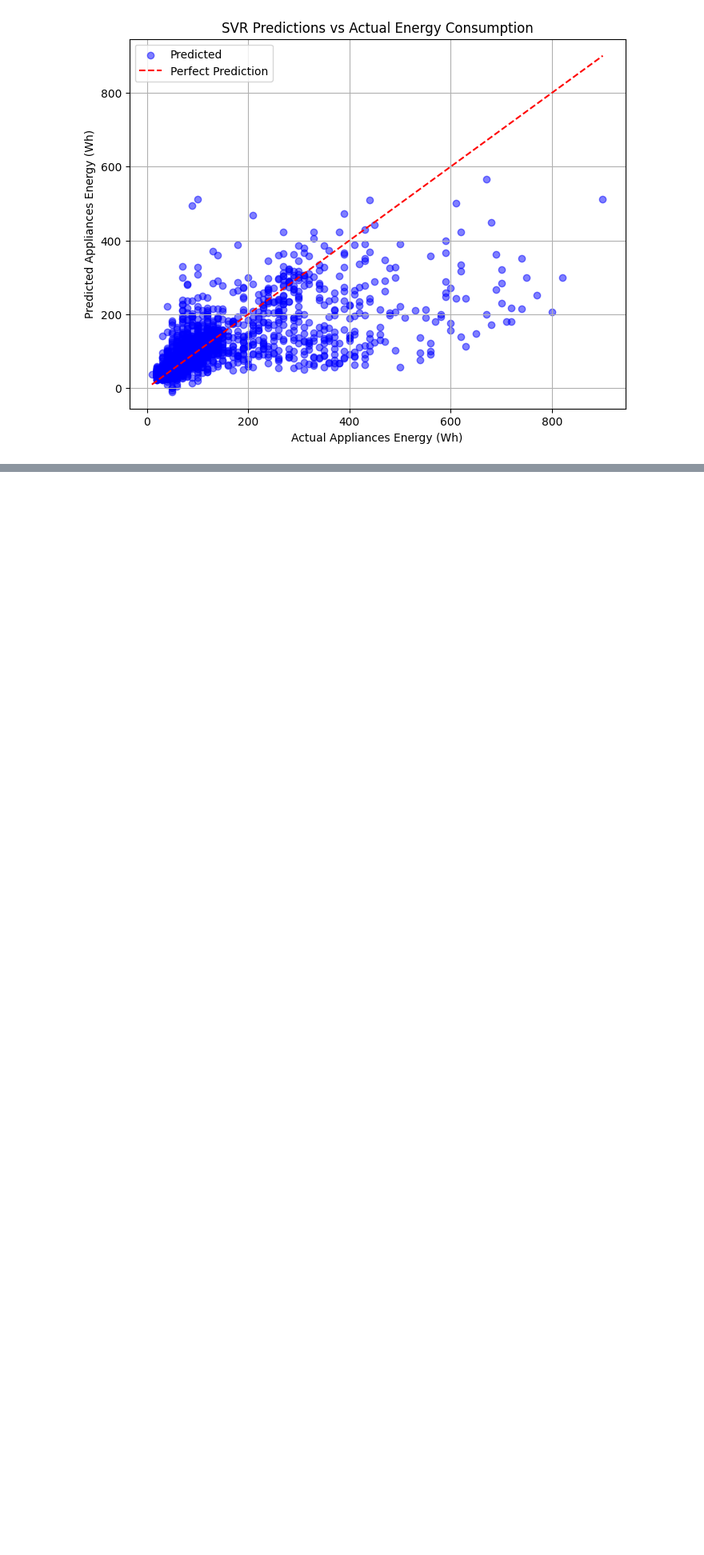
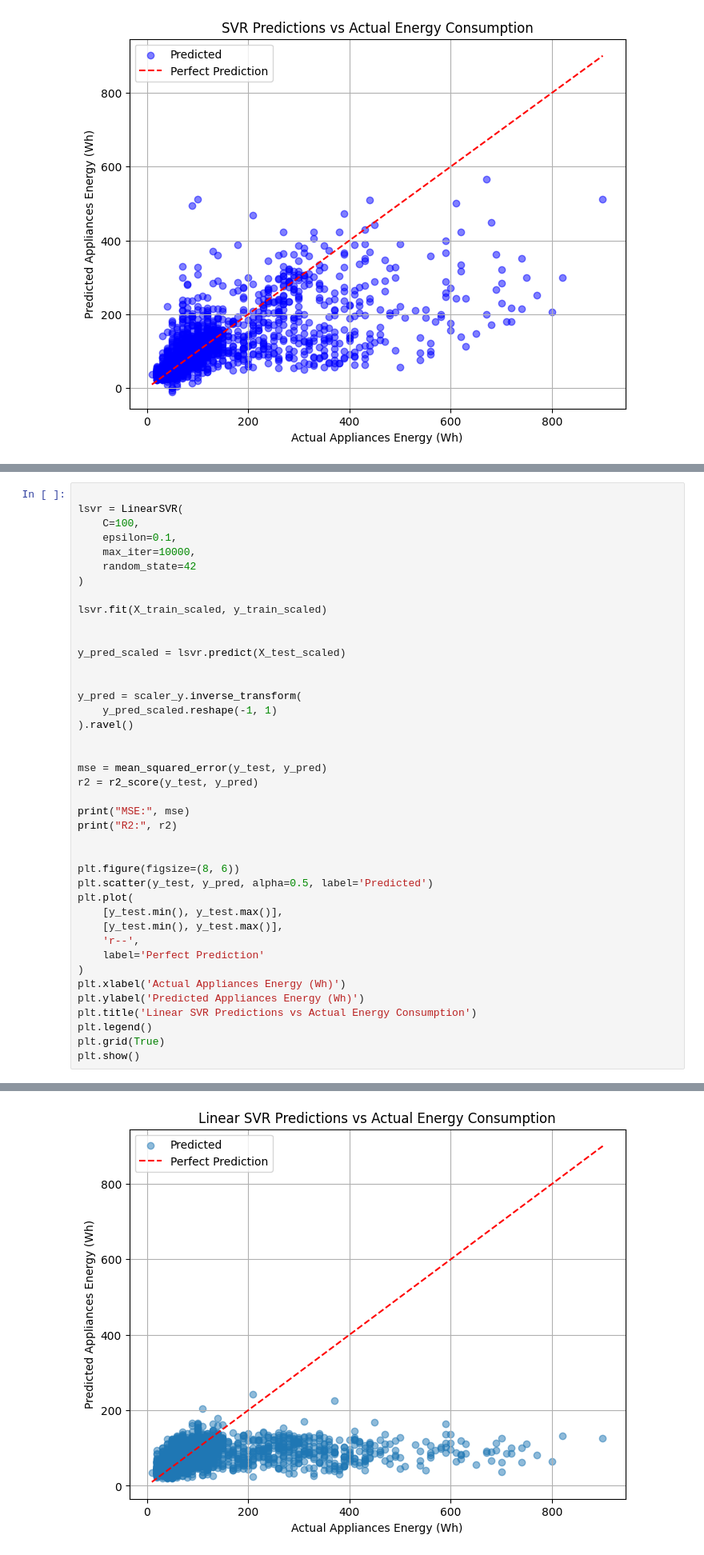
Before and after one commit to MasonLeeCity123/Introduction-to-AI-groupwork, a Jupyter notebook: MasonNotebook.ipynb, the cells around one changed output, grey strips where cells are left out. Shown at 80% size. Cells and saved outputs as stored; diff of their text form; blank space fills up the shorter version.

```diff
--- a/MasonNotebook.ipynb
+++ b/MasonNotebook.ipynb
@@ -96,0 +109,42 @@ R2: 0.4832169447027779
+# %%
+
+lsvr = LinearSVR(
+    C=100,
+    epsilon=0.1,
+    max_iter=10000,
+    random_state=42
+)
+
+lsvr.fit(X_train_scaled, y_train_scaled)
+
+
+y_pred_scaled = lsvr.predict(X_test_scaled)
+
+
+y_pred = scaler_y.inverse_transform(
+    y_pred_scaled.reshape(-1, 1)
+).ravel()
+
+
+mse = mean_squared_error(y_test, y_pred)
+r2 = r2_score(y_test, y_pred)
+
+print("MSE:", mse)
+print("R2:", r2)
+
+
+plt.figure(figsize=(8, 6))
+plt.scatter(y_test, y_pred, alpha=0.5, label='Predicted')
+plt.plot(
+    [y_test.min(), y_test.max()],
+    [y_test.min(), y_test.max()],
+    'r--',
+    label='Perfect Prediction'
+)
+plt.xlabel('Actual Appliances Energy (Wh)')
+plt.ylabel('Predicted Appliances Energy (Wh)')
+plt.title('Linear SVR Predictions vs Actual Energy Consumption')
+plt.legend()
+plt.grid(True)
+plt.show()
+# %% [output]
@@ -96,0 +153 @@ R2: 0.4832169447027779
+[figure, added]
```
Also changed, not shown: parts of 27 cells of this notebook.
